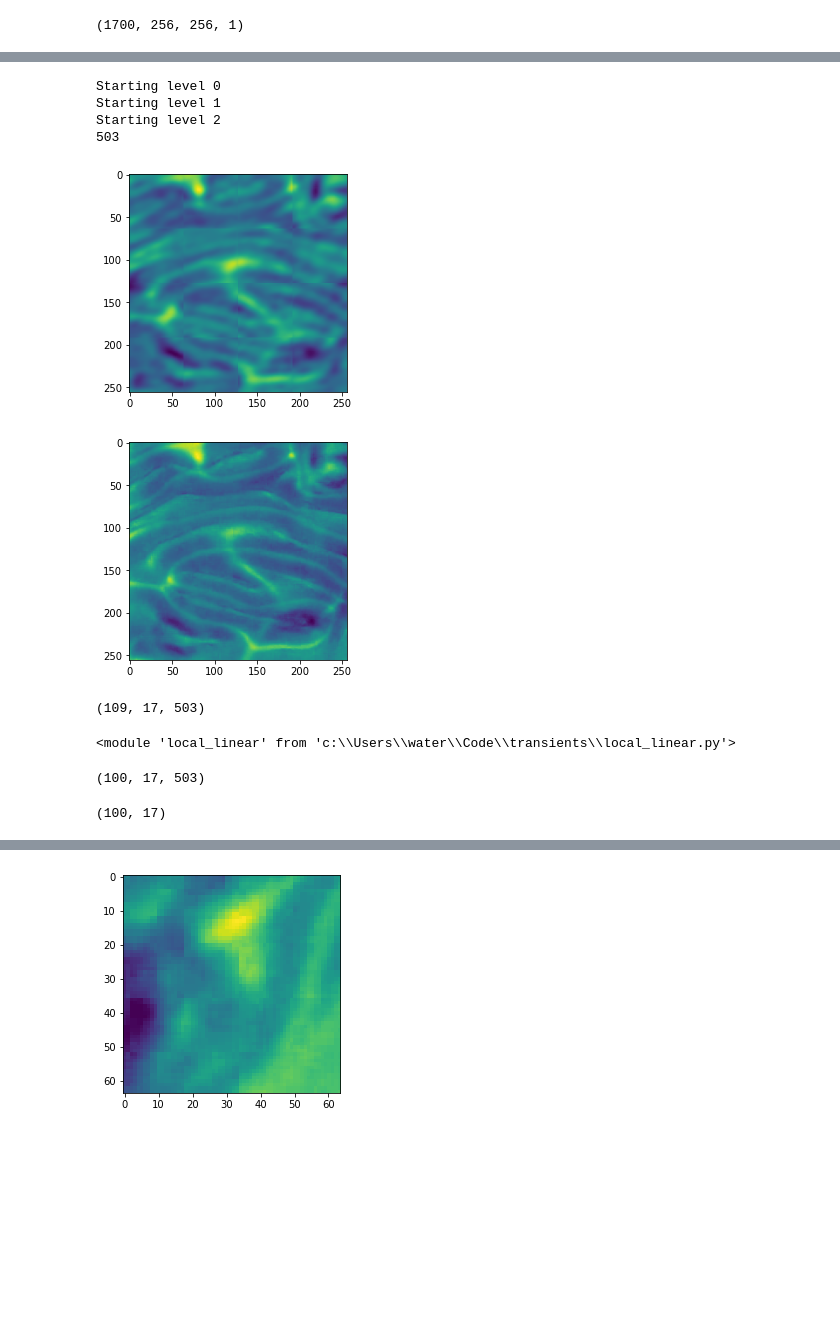
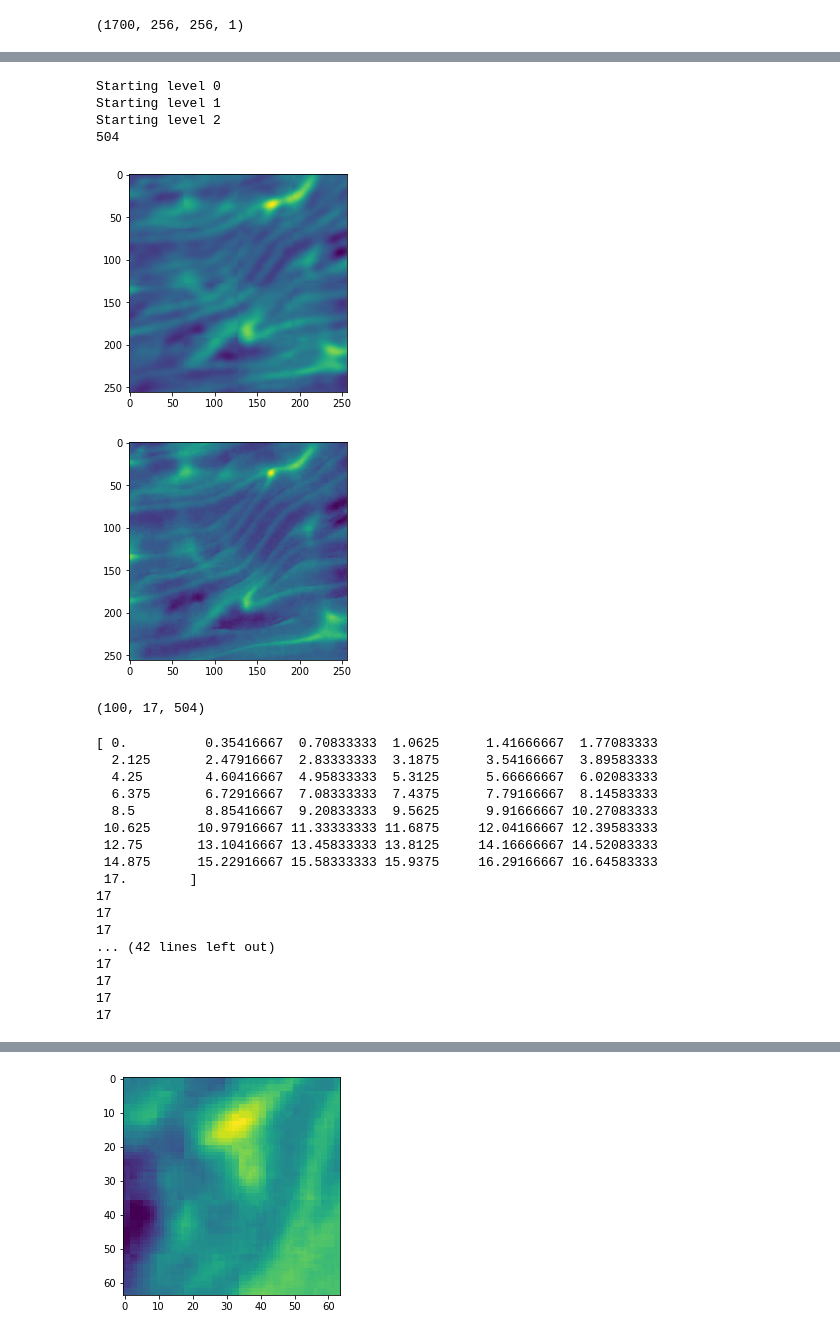
Before and after one commit to watertoiceXI/transients, a Jupyter notebook: LC_transient.ipynb, the cells around one changed output, grey strips where cells are left out. Drawn from its saved outputs; the diff is of its cells as text; code cells hidden in the pictures; blank space fills up the shorter version.

```diff
--- a/LC_transient.ipynb
+++ b/LC_transient.ipynb
@@ -11,7 +9,7 @@ import copy
 import imageio
 import os
 # %%
-starts = {'25':[1187,3119,4684,6591,8931],'57':[3043],'76':[1249,3230,4943,6587,8487],'89':[855,2393,3914,5456,6990,8508]}
+starts = {'25':[3119,1187,4684,6591,8931],'57':[3043],'76':[1249,3230,4943,6587,8487],'89':[855,2393,3914,5456,6990,8508]}
 loc = 'data/'
 # %%
 lenny = 200
@@ -31,6 +29,11 @@ plt.show()
 # %%
-dat = np.stack([d[::2,0:,100:356,150:406] for d in dater],axis=1)
-dat = dat.reshape([17*100,256,256,1])
+wid = 3
+dat = np.stack([d[:200+(wid*2):2,0:,100:356,150:406] for d in dater],axis=1)
+#sdat = np.zeros_like(dat)
+#for q in range(len(dat)-wid):
+#    sdat[q] = np.mean(dat[q:(q+wid)],axis=0)
+#dat = sdat
+dat = dat.reshape([17*(100),256,256,1])
 dat.shape
 # %% [output]
 (1700, 256, 256, 1)
@@ -122,9 +41,7 @@ def pca_reduce(vid, reduce=1, chipsize=8,n_components=8):
 chipsizes=[8,8,4]
 n_components=[12,64,0]
 reduces = [10,5,1]
-pcap = PCA_pyramid(reduces=reduces,chipsizes=chipsizes,n_components=n_components)
+#n_components=[12,32,64]
+#reduces = [5,5,2]
+
+pcap = local_linear.PCA_pyramid(reduces=reduces,chipsizes=chipsizes,n_components=n_components)
-# %%
-chipsizes=[8,8,4]
-n_components=[12,32,64]
-reduces = [5,5,2]
-pcap = PCA_pyramid(reduces=reduces,chipsizes=chipsizes,n_components=n_components)
@@ -134,39 +57,47 @@ daty = pcap.fit_transform(dat)
 Starting level 0
 Starting level 1
 Starting level 2
-503
+504
 # %%
-n = 900
+n = 200
 r = pcap.reverse(daty[n:n+1])  #this keeps the dim
 plt.figure()
 plt.imshow(r.squeeze())#-dat[100].squeeze())
 plt.show()
 plt.figure()
 plt.imshow(dat[n].squeeze())
 plt.show()
 # %% [output]
-[figure, old version]
+[figure, new version]
-[figure, old version]
+[figure, new version]
 # %%
 dats = daty.reshape([100,17,-1])
-filt = np.ones(10)
+filt = np.ones(1)
 sdats = np.apply_along_axis(lambda m: np.convolve(m, filt, mode='full'), axis=0, arr=dats)
 sdats.shape
 # %% [output]
-(109, 17, 503)
+(100, 17, 504)
-# %%
-from importlib import reload
-reload(local_linear)
-# %% [output]
-<module 'local_linear' from 'c:\\Users\\water\\Code\\transients\\local_linear.py'>
-# %%
-dats.shape
-# %% [output]
-(100, 17, 503)
-# %%
-np.expand_dims(np.arange(numframes),axis=0).repeat(dats.shape[0],axis=0).shape
-# %% [output]
-(100, 17)
 # %%
 numframes=17
 ps=100
+# %%
+#reload(local_linear)
+As,frame_ass = local_linear.local_linear(dats,2,nearest=False)
+# %% [output]
+[ 0.          0.35416667  0.70833333  1.0625      1.41666667  1.77083333
+  2.125       2.47916667  2.83333333  3.1875      3.54166667  3.89583333
+  4.25        4.60416667  4.95833333  5.3125      5.66666667  6.02083333
+  6.375       6.72916667  7.08333333  7.4375      7.79166667  8.14583333
+  8.5         8.85416667  9.20833333  9.5625      9.91666667 10.27083333
+ 10.625      10.97916667 11.33333333 11.6875     12.04166667 12.39583333
+ 12.75       13.10416667 13.45833333 13.8125     14.16666667 14.52083333
+ 14.875      15.22916667 15.58333333 15.9375     16.29166667 16.64583333
+ 17.        ]
+17
+17
+17
+... (42 lines left out)
+17
+17
+17
+17
```
Also changed, not shown: parts of 25 cells of this notebook, 12 other files.
